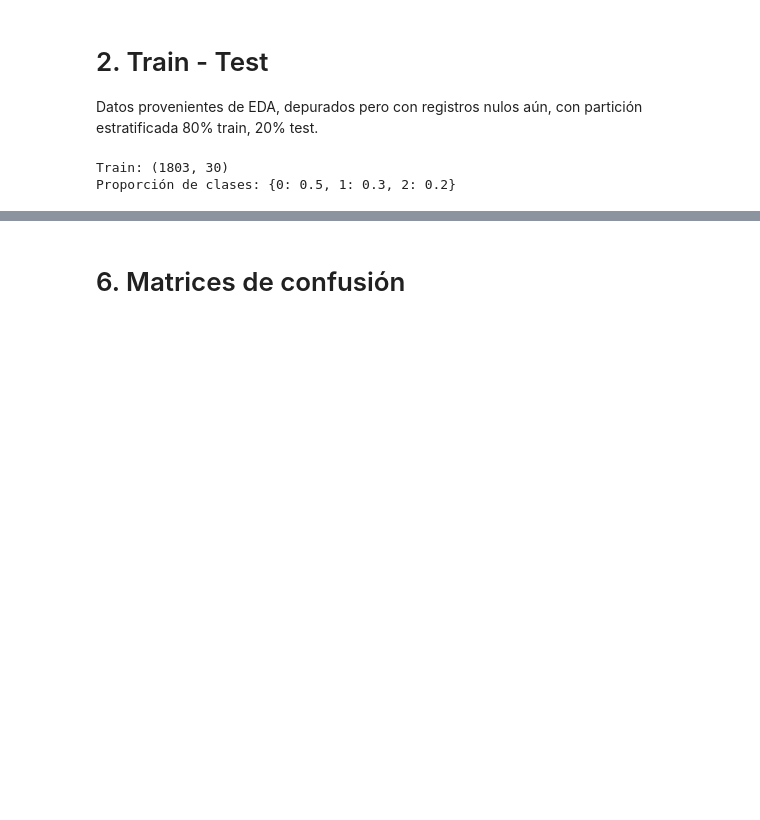
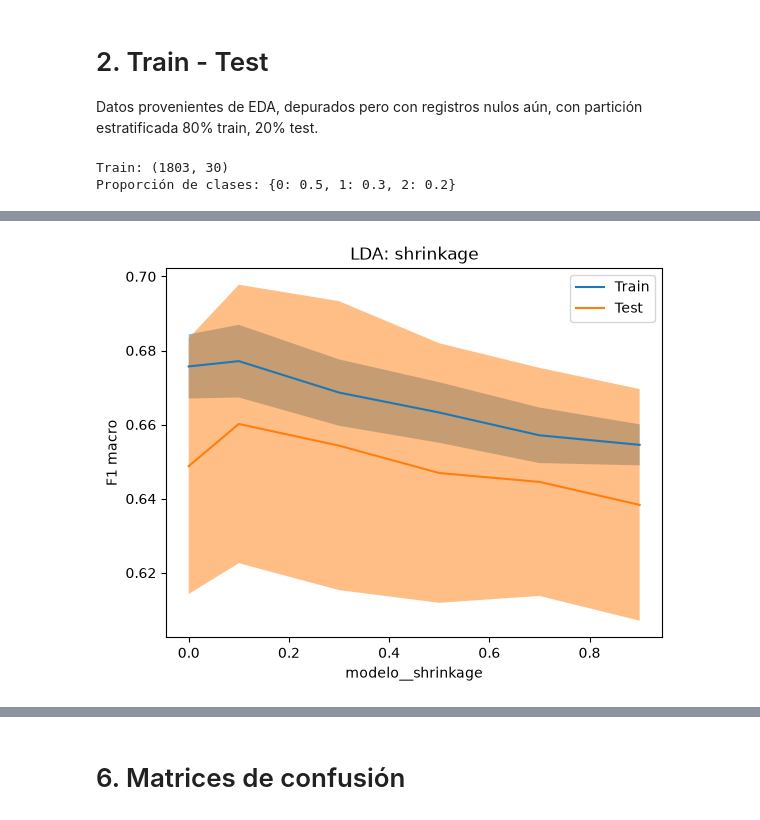
Before and after one commit to enzocastrozn/machine_learning, a Jupyter notebook: src/modelos_enzo.ipynb, the cells around one changed output, grey strips where cells are left out. Cells and saved outputs as stored; diff of their text form; code cells hidden in the pictures; blank space fills up the shorter version.

```diff
--- a/src/modelos_enzo.ipynb
+++ b/src/modelos_enzo.ipynb
@@ -154 +328,10 @@ curva_validacion(
+# %%
+curva_validacion(
+    busqueda_lda,
+    "modelo__shrinkage",
+    [0.0, 0.1, 0.3, 0.5, 0.7, 0.9],
+    "LDA: shrinkage"
+)
+# %% [output]
+[figure, added]
 # %% [markdown]
```
Also changed, not shown: parts of 21 cells of this notebook.
